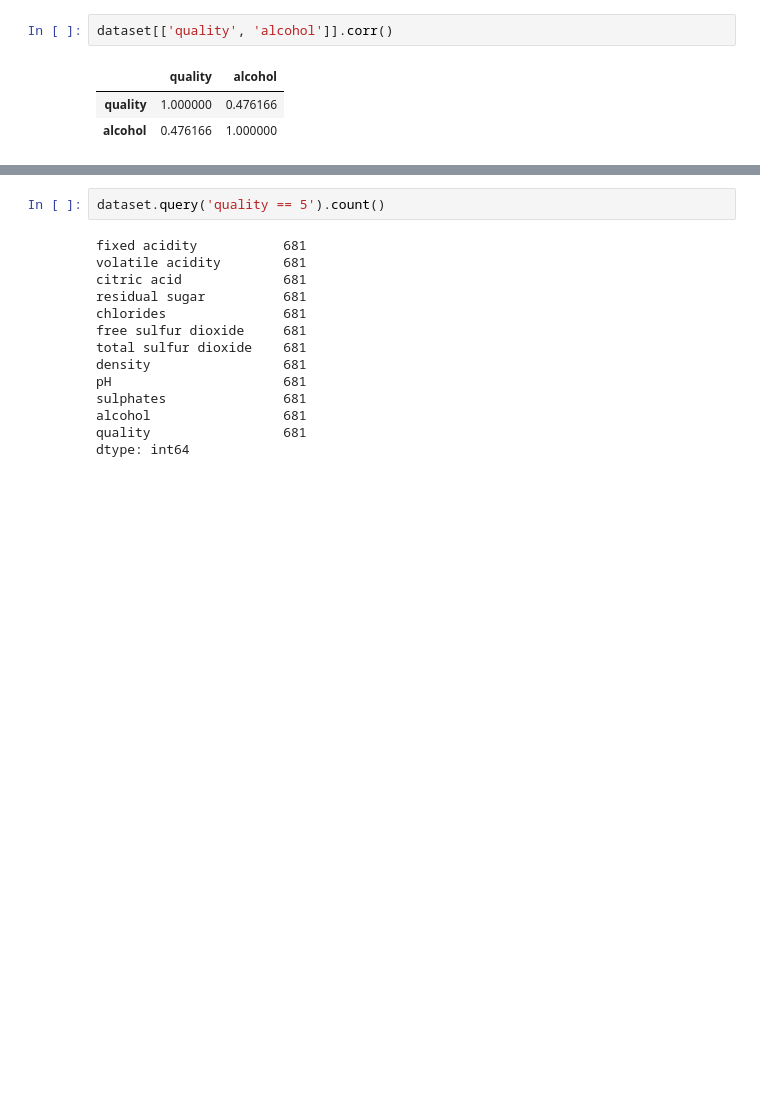
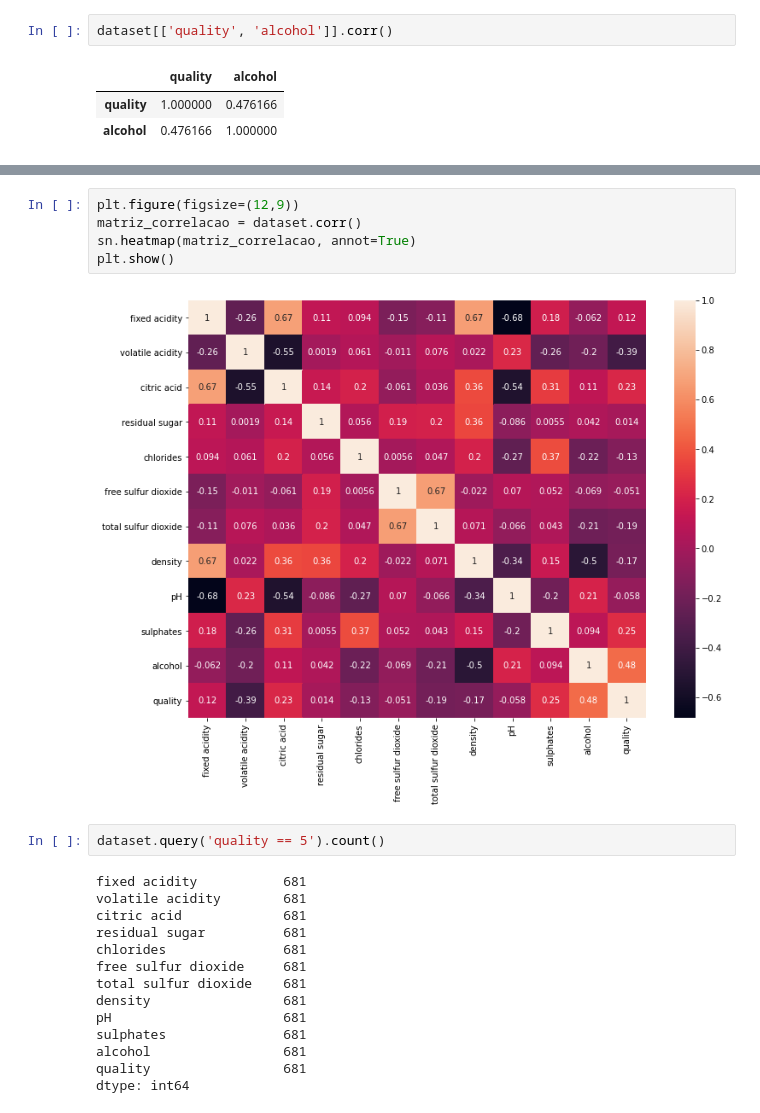
Before and after one commit to itimes-digital/Bootcamp-Analista-de-Machine-Learning-IGTI, a Jupyter notebook: desafio_modulo_02.ipynb, the cells around one changed output, grey strips where cells are left out. Drawn from its saved outputs; the diff is of its cells as text; blank space fills up the shorter version.

```diff
--- a/desafio_modulo_02.ipynb
+++ b/desafio_modulo_02.ipynb
@@ -91,3 +128,10 @@ dataset[['quality', 'alcohol']].corr()
+# %%
+plt.figure(figsize=(12,9))
+matriz_correlacao = dataset.corr()
+sn.heatmap(matriz_correlacao, annot=True)
+plt.show()
+# %% [output]
+[figure, added]
 # %%
 dataset.query('quality == 5').count()
 # %% [output]
```
Also changed, not shown: parts of 29 cells of this notebook.
